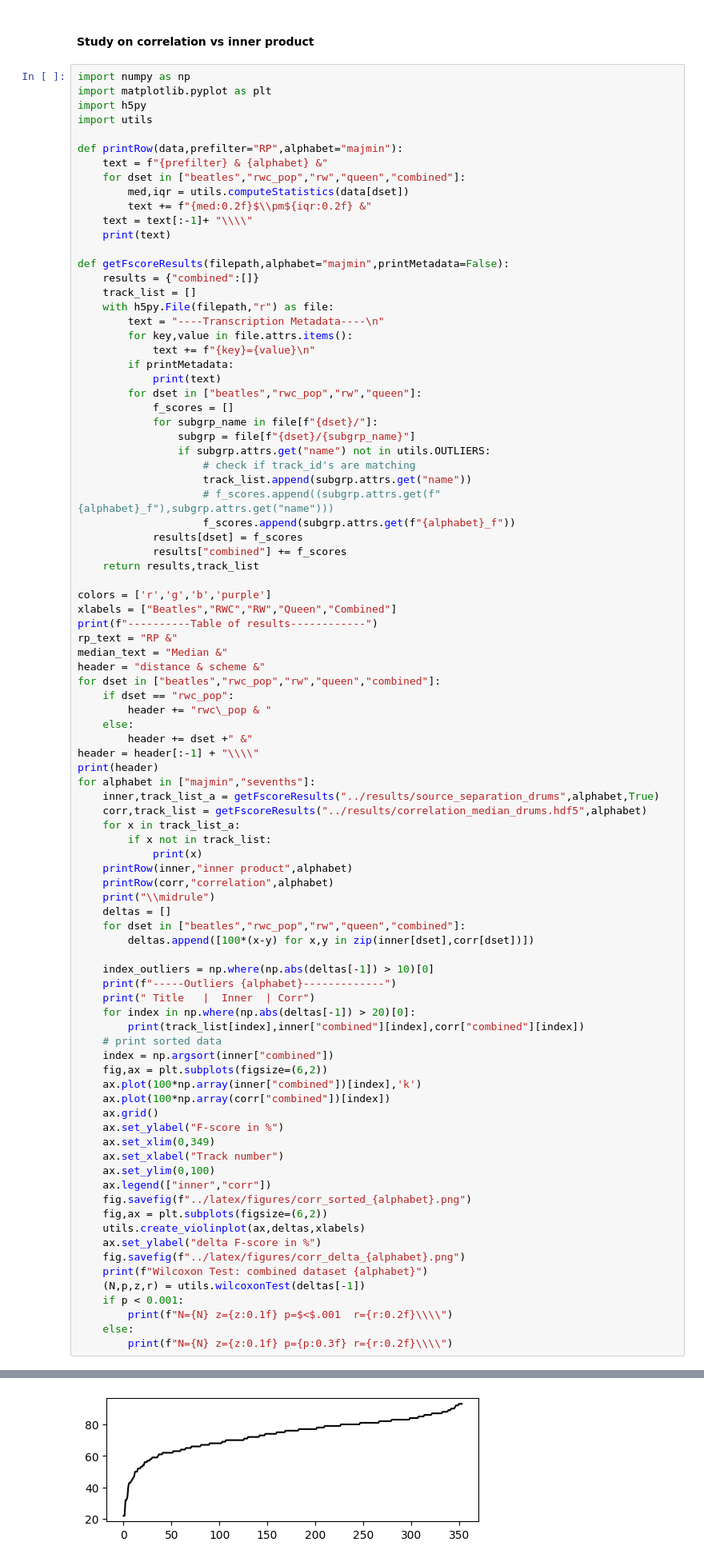
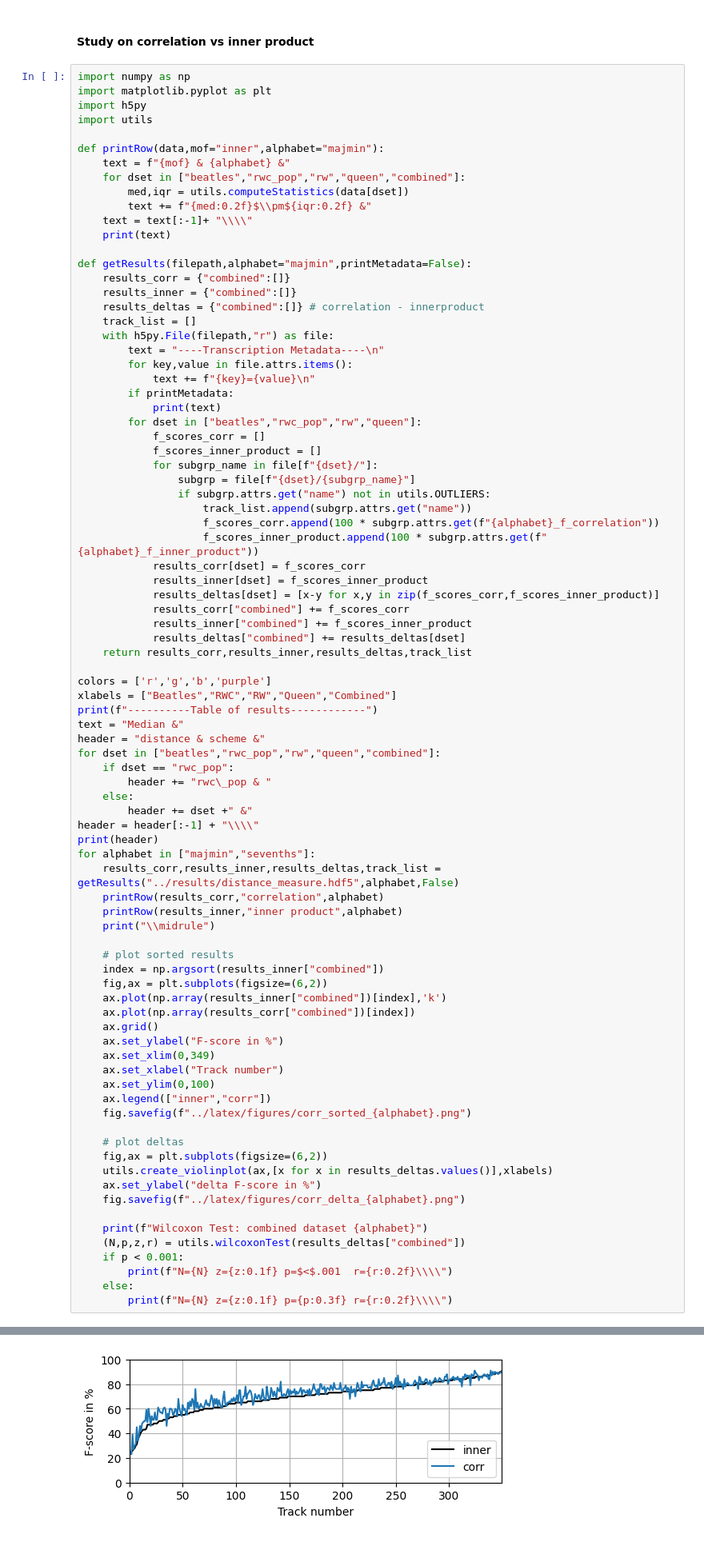
Before and after one commit to Maushax-jpg/chord-recognition, a Jupyter notebook: acr_evaluation.ipynb, the cells around one changed output, grey strips where cells are left out. Shown: that part at 80% size. Saved outputs shown, nothing was run; the diff lists cells and outputs as text.

Commit message:
correlation vs inner product

```diff
--- a/acr_evaluation.ipynb
+++ b/acr_evaluation.ipynb
@@ -345,16 +345,18 @@ import matplotlib.pyplot as plt
 import h5py
 import utils
 
-def printRow(data,prefilter="RP",alphabet="majmin"):
-    text = f"{prefilter} & {alphabet} &"
+def printRow(data,mof="inner",alphabet="majmin"):
+    text = f"{mof} & {alphabet} &"
     for dset in ["beatles","rwc_pop","rw","queen","combined"]:
         med,iqr = utils.computeStatistics(data[dset])
         text += f"{med:0.2f}$\\pm${iqr:0.2f} &"
     text = text[:-1]+ "\\\\"
     print(text)
 
-def getFscoreResults(filepath,alphabet="majmin",printMetadata=False):
-    results = {"combined":[]}
+def getResults(filepath,alphabet="majmin",printMetadata=False):
+    results_corr = {"combined":[]}
+    results_inner = {"combined":[]}
+    results_deltas = {"combined":[]} # correlation - innerproduct
     track_list = []
     with h5py.File(filepath,"r") as file:
         text = "----Transcription Metadata----\n"
@@ -363,23 +365,26 @@ def getFscoreResults(filepath,alphabet="majmin",printMetadata=False):
         if printMetadata:
             print(text)
         for dset in ["beatles","rwc_pop","rw","queen"]:
-            f_scores = []
+            f_scores_corr = []
+            f_scores_inner_product = []
             for subgrp_name in file[f"{dset}/"]:
                 subgrp = file[f"{dset}/{subgrp_name}"]
                 if subgrp.attrs.get("name") not in utils.OUTLIERS:
-                    # check if track_id's are matching
                     track_list.append(subgrp.attrs.get("name"))
-                    # f_scores.append((subgrp.attrs.get(f"{alphabet}_f"),subgrp.attrs.get("name")))
-                    f_scores.append(subgrp.attrs.get(f"{alphabet}_f"))
-            results[dset] = f_scores
-            results["combined"] += f_scores
-    return results,track_list
+                    f_scores_corr.append(100 * subgrp.attrs.get(f"{alphabet}_f_correlation"))
+                    f_scores_inner_product.append(100 * subgrp.attrs.get(f"{alphabet}_f_inner_product"))
+            results_corr[dset] = f_scores_corr
+            results_inner[dset] = f_scores_inner_product
+            results_deltas[dset] = [x-y for x,y in zip(f_scores_corr,f_scores_inner_product)]
+            results_corr["combined"] += f_scores_corr
+            results_inner["combined"] += f_scores_inner_product
+            results_deltas["combined"] += results_deltas[dset]
+    return results_corr,results_inner,results_deltas,track_list
 
 colors = ['r','g','b','purple']
 xlabels = ["Beatles","RWC","RW","Queen","Combined"]
 print(f"----------Table of results------------")
-rp_text = "RP &"
-median_text = "Median &"
+text = "Median &"
 header = "distance & scheme &"
 for dset in ["beatles","rwc_pop","rw","queen","combined"]:
     if dset == "rwc_pop":
@@ -389,28 +394,16 @@ for dset in ["beatles","rwc_pop","rw","queen","combined"]:
 header = header[:-1] + "\\\\"
 print(header)
 for alphabet in ["majmin","sevenths"]:
-    inner,track_list_a = getFscoreResults("../results/source_separation_drums",alphabet,True)
-    corr,track_list = getFscoreResults("../results/correlation_median_drums.hdf5",alphabet)
-    for x in track_list_a:
-        if x not in track_list:
-            print(x)
-    printRow(inner,"inner product",alphabet)
-    printRow(corr,"correlation",alphabet)
+    results_corr,results_inner,results_deltas,track_list = getResults("../results/distance_measure.hdf5",alphabet,False)
+    printRow(results_corr,"correlation",alphabet)
+    printRow(results_inner,"inner product",alphabet)
     print("\\midrule")
-    deltas = []
-    for dset in ["beatles","rwc_pop","rw","queen","combined"]:
-        deltas.append([100*(x-y) for x,y in zip(inner[dset],corr[dset])])
 
-    index_outliers = np.where(np.abs(deltas[-1]) > 10)[0]
-    print(f"-----Outliers {alphabet}-------------")
-    print(" Title   |  Inner  | Corr")
-    for index in np.where(np.abs(deltas[-1]) > 20)[0]:
-        print(track_list[index],inner["combined"][index],corr["combined"][index])
-    # print sorted data
-    index = np.argsort(inner["combined"])
+    # plot sorted results
+    index = np.argsort(results_inner["combined"])
     fig,ax = plt.subplots(figsize=(6,2))
-    ax.plot(100*np.array(inner["combined"])[index],'k')
-    ax.plot(100*np.array(corr["combined"])[index])
+    ax.plot(np.array(results_inner["combined"])[index],'k')
+    ax.plot(np.array(results_corr["combined"])[index])
     ax.grid()
     ax.set_ylabel("F-score in %")
     ax.set_xlim(0,349)
@@ -418,12 +411,15 @@ for alphabet in ["majmin","sevenths"]:
     ax.set_ylim(0,100)
     ax.legend(["inner","corr"])
     fig.savefig(f"../latex/figures/corr_sorted_{alphabet}.png")
+
+    # plot deltas
     fig,ax = plt.subplots(figsize=(6,2))
-    utils.create_violinplot(ax,deltas,xlabels)
+    utils.create_violinplot(ax,[x for x in results_deltas.values()],xlabels)
     ax.set_ylabel("delta F-score in %")
     fig.savefig(f"../latex/figures/corr_delta_{alphabet}.png")
+
     print(f"Wilcoxon Test: combined dataset {alphabet}")
-    (N,p,z,r) = utils.wilcoxonTest(deltas[-1])
+    (N,p,z,r) = utils.wilcoxonTest(results_deltas["combined"])
     if p < 0.001:
         print(f"N={N} z={z:0.1f} p=$<$.001  r={r:0.2f}\\\\")
     else:
@@ -450 +440 @@ IndexError: index 353 is out of bounds for axis 0 with size 349
-[figure, old version]
+[figure, new version]
```
Also changed, not shown: parts of 1 cell of this notebook.
